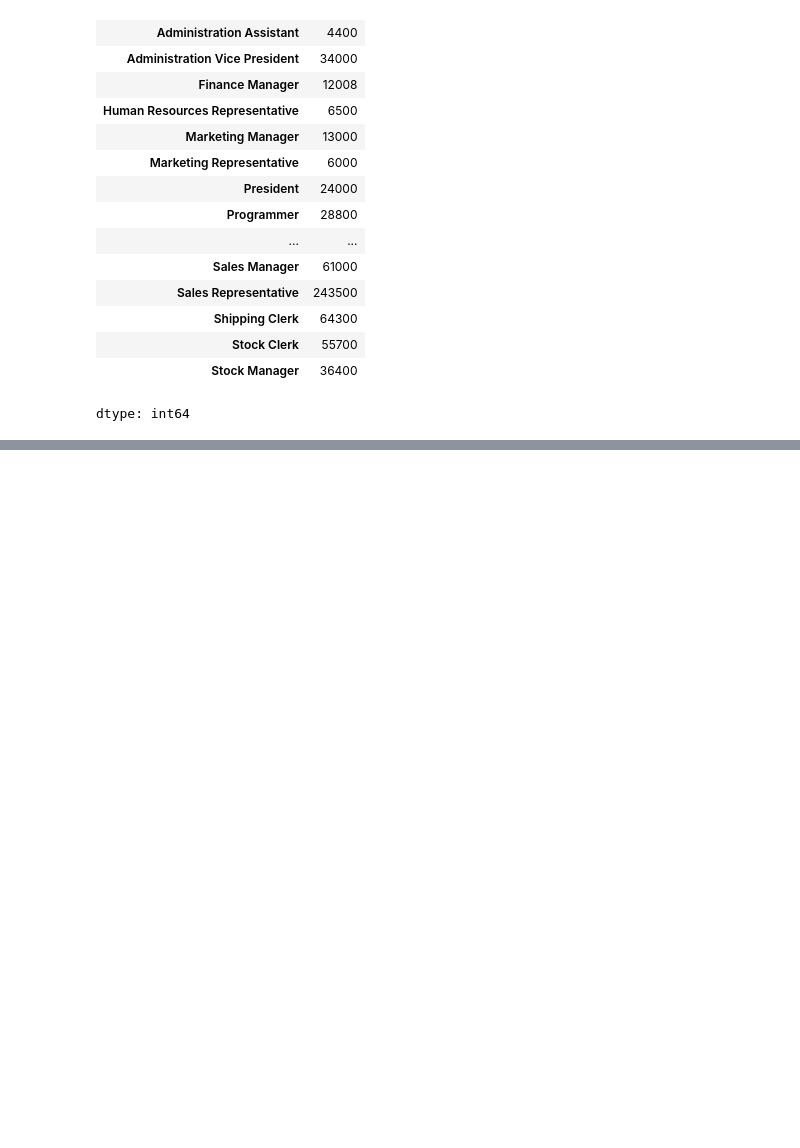
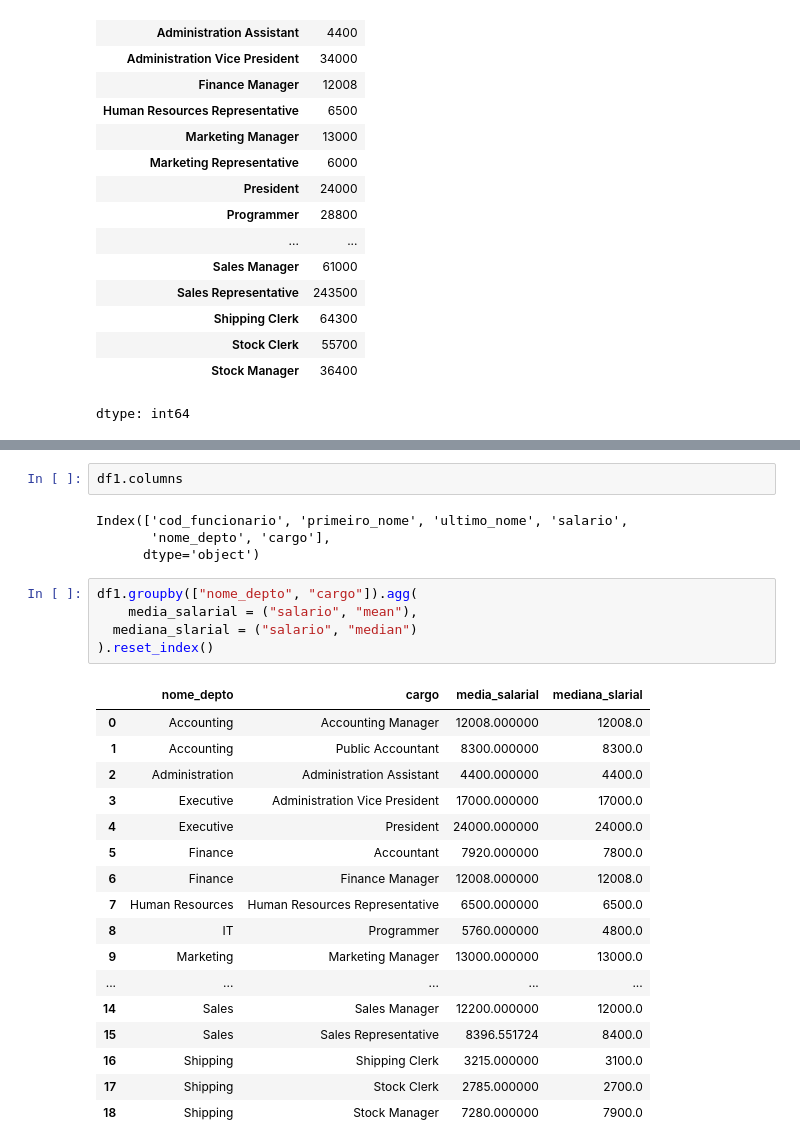
Before and after one commit to Visualizacao-Dados-BI-T3/mod1-projeto-avaliativo, a Jupyter notebook: notebook/projeto_avaliativo.ipynb, the cells around one changed output, grey strips where cells are left out. Saved outputs shown, nothing was run; the diff lists cells and outputs as text; blank space fills up the shorter version.

Commit message:
feat: Groupby por deptos, cargos e regiões

```diff
--- a/notebook/projeto_avaliativo.ipynb
+++ b/notebook/projeto_avaliativo.ipynb
@@ -529,0 +548,29 @@ dtype: int64
+# %%
+df1.columns
+# %% [output]
+Index(['cod_funcionario', 'primeiro_nome', 'ultimo_nome', 'salario',
+       'nome_depto', 'cargo'],
+      dtype='object')
+# %%
+df1.groupby(["nome_depto", "cargo"]).agg(
+    media_salarial = ("salario", "mean"),
+  mediana_slarial = ("salario", "median")
+).reset_index()
+# %% [output]
+|  | nome_depto | cargo | media_salarial | mediana_slarial |
+| 0 | Accounting | Accounting Manager | 12008.000000 | 12008.0 |
+| 1 | Accounting | Public Accountant | 8300.000000 | 8300.0 |
+| 2 | Administration | Administration Assistant | 4400.000000 | 4400.0 |
+| 3 | Executive | Administration Vice President | 17000.000000 | 17000.0 |
+| 4 | Executive | President | 24000.000000 | 24000.0 |
+| 5 | Finance | Accountant | 7920.000000 | 7800.0 |
+| 6 | Finance | Finance Manager | 12008.000000 | 12008.0 |
+| 7 | Human Resources | Human Resources Representative | 6500.000000 | 6500.0 |
+| 8 | IT | Programmer | 5760.000000 | 4800.0 |
+| 9 | Marketing | Marketing Manager | 13000.000000 | 13000.0 |
+| ... | ... | ... | ... | ... |
+| 14 | Sales | Sales Manager | 12200.000000 | 12000.0 |
+| 15 | Sales | Sales Representative | 8396.551724 | 8400.0 |
+| 16 | Shipping | Shipping Clerk | 3215.000000 | 3100.0 |
+| 17 | Shipping | Stock Clerk | 2785.000000 | 2700.0 |
+| 18 | Shipping | Stock Manager | 7280.000000 | 7900.0 |
```
Also changed, not shown: parts of 7 cells of this notebook.
